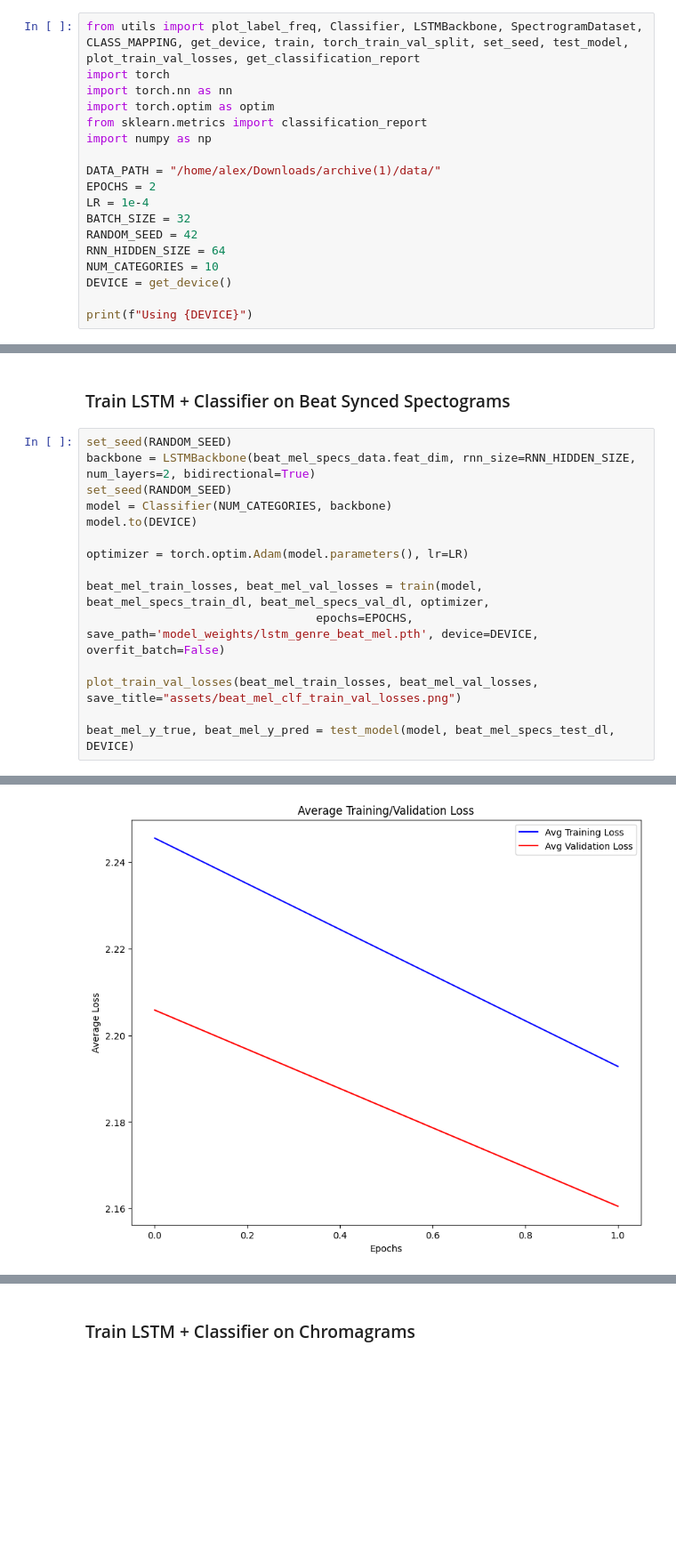
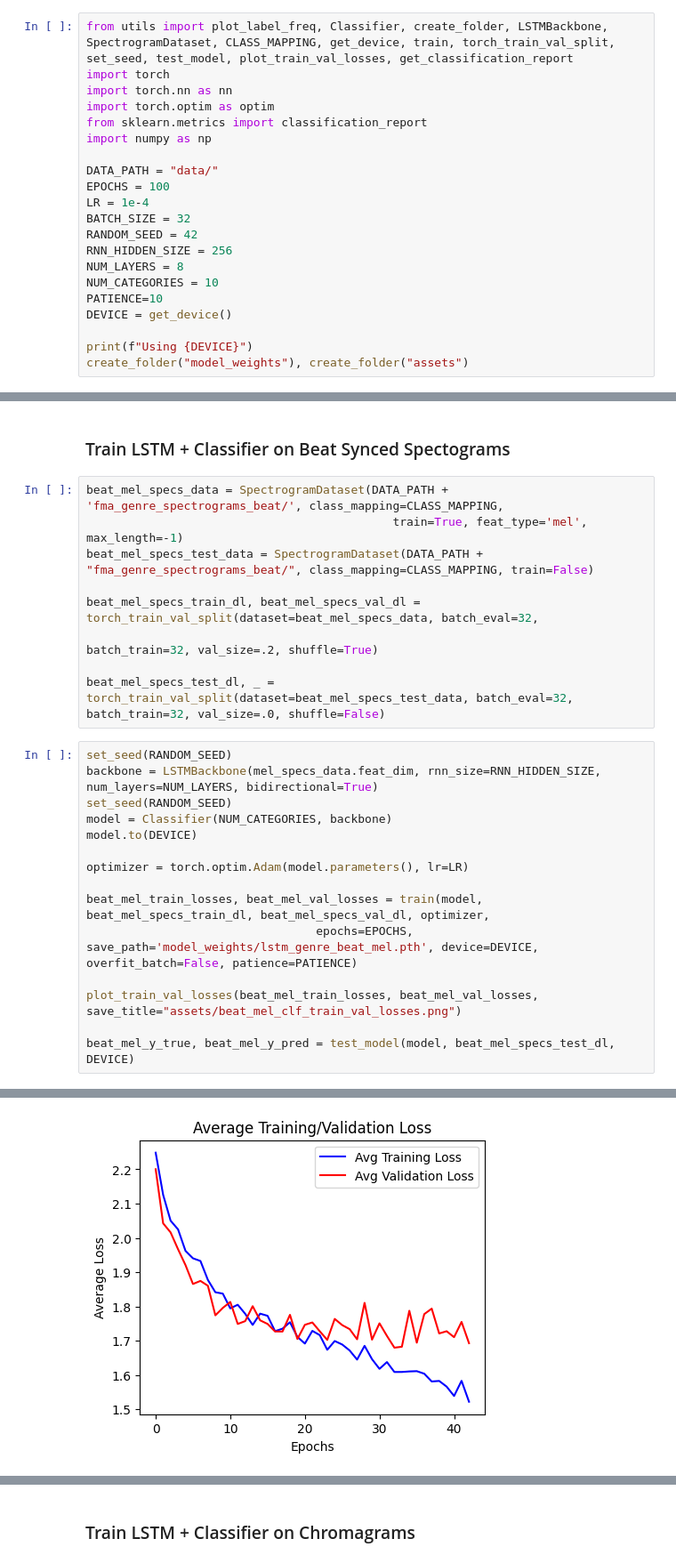
Before and after one commit to xaniadakis/BeatPatrol, a Jupyter notebook: step_4_5_6.ipynb, the cells around one changed output, grey strips where cells are left out. Shown at 89% size. Drawn from its saved outputs; the diff is of its cells as text; blank space fills up the shorter version.

```diff
--- a/step_4_5_6.ipynb
+++ b/step_4_5_6.ipynb
@@ -1,22 +1,25 @@
 # %% [markdown]
 ## Dependencies
 # %%
-from utils import plot_label_freq, Classifier, LSTMBackbone, SpectrogramDataset, CLASS_MAPPING, get_device, train, torch_train_val_split, set_seed, test_model, plot_train_val_losses, get_classification_report
+from utils import plot_label_freq, Classifier, create_folder, LSTMBackbone, SpectrogramDataset, CLASS_MAPPING, get_device, train, torch_train_val_split, set_seed, test_model, plot_train_val_losses, get_classification_report
 import torch
 import torch.nn as nn
 import torch.optim as optim
 from sklearn.metrics import classification_report
 import numpy as np
 
-DATA_PATH = "/home/alex/Downloads/archive(1)/data/"
-EPOCHS = 2
+DATA_PATH = "data/"
+EPOCHS = 100
 LR = 1e-4
 BATCH_SIZE = 32
 RANDOM_SEED = 42
-RNN_HIDDEN_SIZE = 64
+RNN_HIDDEN_SIZE = 256
+NUM_LAYERS = 8
 NUM_CATEGORIES = 10
+PATIENCE=10
 DEVICE = get_device()
 
 print(f"Using {DEVICE}")
+create_folder("model_weights"), create_folder("assets")
 # %% [output]
 Using cuda
@@ -147,8 +119,17 @@ weighted avg       0.10      0.18      0.05       575
 # %% [markdown]
 ### Train LSTM + Classifier on Beat Synced Spectograms
+# %%
+beat_mel_specs_data = SpectrogramDataset(DATA_PATH + 'fma_genre_spectrograms_beat/', class_mapping=CLASS_MAPPING,
+                                            train=True, feat_type='mel', max_length=-1)
+beat_mel_specs_test_data = SpectrogramDataset(DATA_PATH + "fma_genre_spectrograms_beat/", class_mapping=CLASS_MAPPING, train=False)
+
+beat_mel_specs_train_dl, beat_mel_specs_val_dl = torch_train_val_split(dataset=beat_mel_specs_data, batch_eval=32,
+                                                                       batch_train=32, val_size=.2, shuffle=True)
+
+beat_mel_specs_test_dl, _ = torch_train_val_split(dataset=beat_mel_specs_test_data, batch_eval=32, batch_train=32, val_size=.0, shuffle=False)
 # %%
 set_seed(RANDOM_SEED)
-backbone = LSTMBackbone(beat_mel_specs_data.feat_dim, rnn_size=RNN_HIDDEN_SIZE, num_layers=2, bidirectional=True)
+backbone = LSTMBackbone(mel_specs_data.feat_dim, rnn_size=RNN_HIDDEN_SIZE, num_layers=NUM_LAYERS, bidirectional=True)
 set_seed(RANDOM_SEED)
 model = Classifier(NUM_CATEGORIES, backbone)
 model.to(DEVICE)
@@ -156,7 +137,7 @@ model.to(DEVICE)
 optimizer = torch.optim.Adam(model.parameters(), lr=LR)
 
 beat_mel_train_losses, beat_mel_val_losses = train(model, beat_mel_specs_train_dl, beat_mel_specs_val_dl, optimizer,
-                                 epochs=EPOCHS, save_path='model_weights/lstm_genre_beat_mel.pth', device=DEVICE, overfit_batch=False)
+                                 epochs=EPOCHS, save_path='model_weights/lstm_genre_beat_mel.pth', device=DEVICE, overfit_batch=False, patience=PATIENCE)
 
 plot_train_val_losses(beat_mel_train_losses, beat_mel_val_losses, save_title="assets/beat_mel_clf_train_val_losses.png")
 
@@ -172,2 +163,2 @@ Epoch 2/2
-[figure, old version]
+[figure, new version]
 # %%
```
Also changed, not shown: parts of 16 cells of this notebook, 4 other files.
